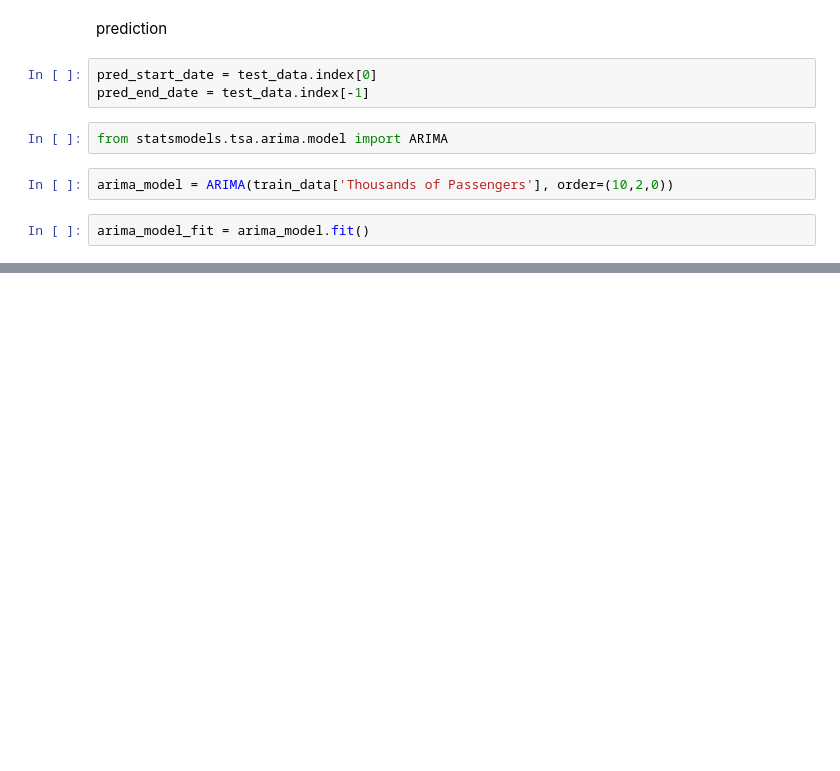
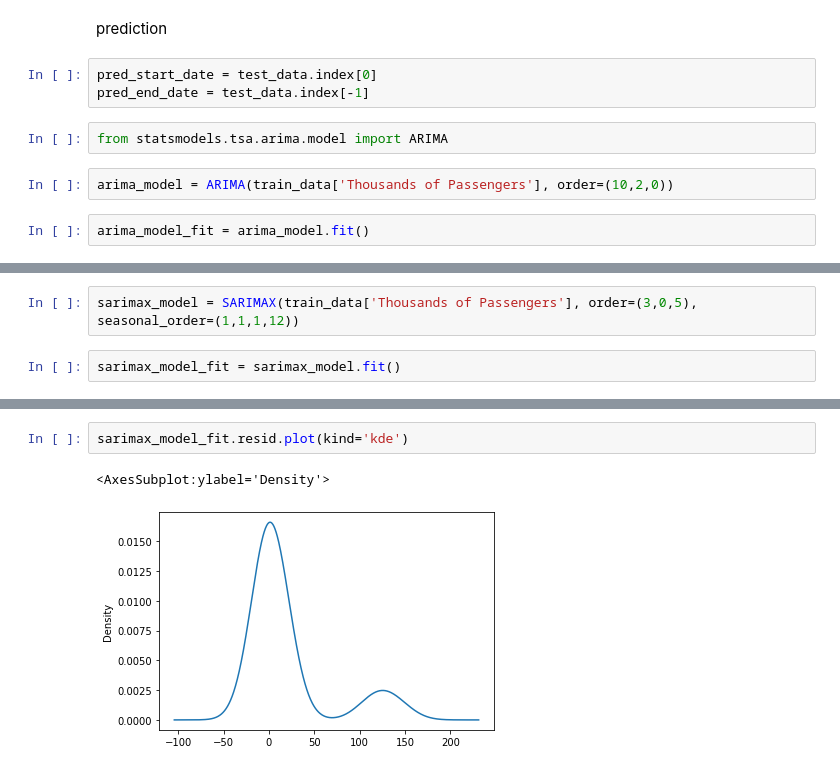
Before and after one commit to sinchan-s/time-series-analysis, a Jupyter notebook: tsa-functions.ipynb, the cells around one changed output, grey strips where cells are left out. Saved outputs shown, nothing was run; the diff lists cells and outputs as text; blank space fills up the shorter version.

```diff
--- a/tsa-functions.ipynb
+++ b/tsa-functions.ipynb
@@ -356,0 +408,4 @@ Warnings:
+# %%
+sarimax_model = SARIMAX(train_data['Thousands of Passengers'], order=(3,0,5), seasonal_order=(1,1,1,12))
+# %%
+sarimax_model_fit = sarimax_model.fit()
@@ -356,0 +463,5 @@ Warnings:
+# %%
+sarimax_model_fit.resid.plot(kind='kde')
+# %% [output]
+<AxesSubplot:ylabel='Density'>
+[figure, added]
```
Also changed, not shown: parts of 17 cells of this notebook.
